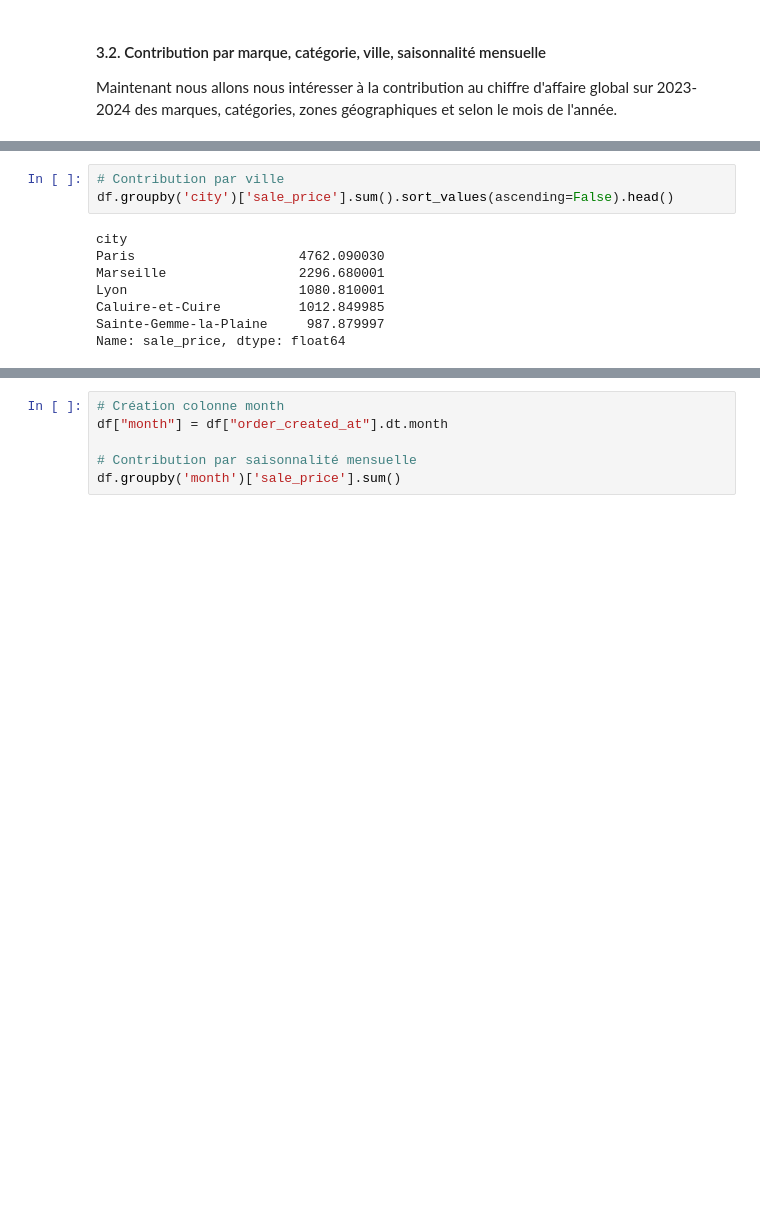
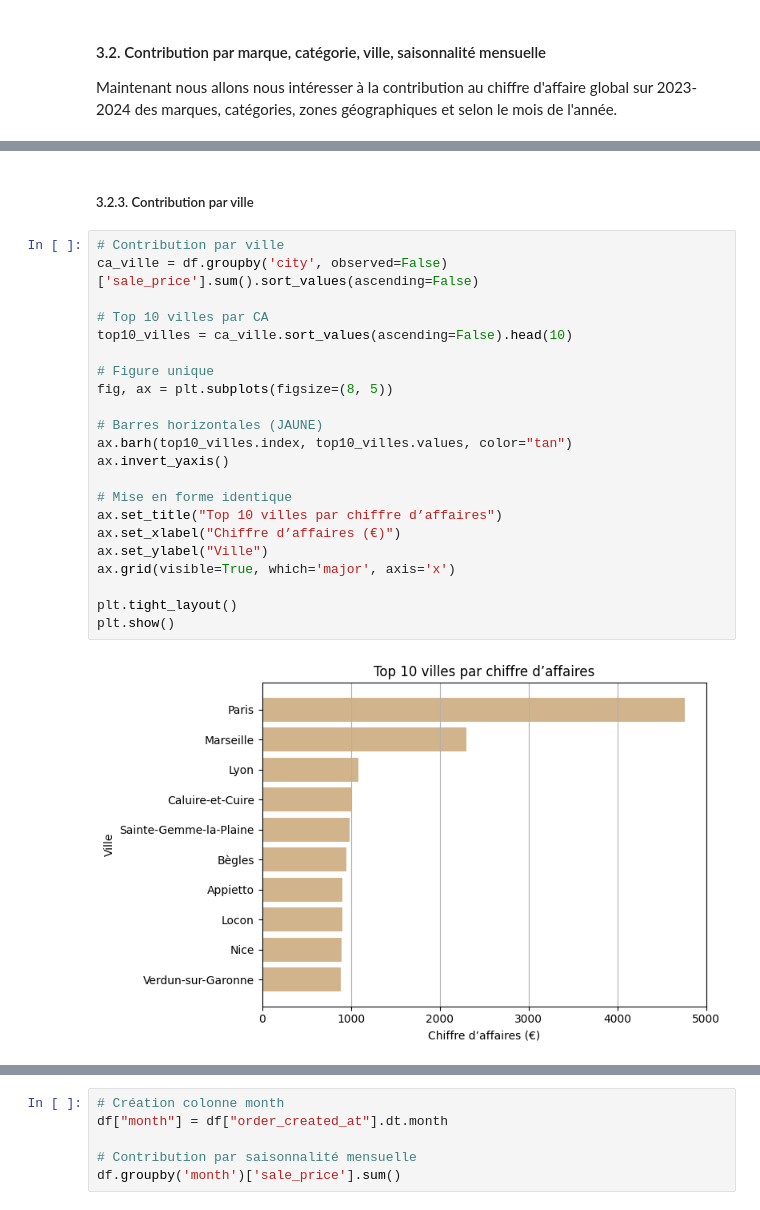
Before and after one commit to Ju3465/Analyse-e-commerce-2023-vs-2024-thelook_ecommerce, a Jupyter notebook: notebooks/eda_thelook_fr_women_2023_2024.ipynb, the cells around one changed output, grey strips where cells are left out. Saved outputs shown, nothing was run; the diff lists cells and outputs as text; blank space fills up the shorter version.

```diff
--- a/notebooks/eda_thelook_fr_women_2023_2024.ipynb
+++ b/notebooks/eda_thelook_fr_women_2023_2024.ipynb
@@ -417,11 +454,26 @@ Name: sale_price, dtype: float64
+# %% [markdown]
+##### 3.2.3. Contribution par ville
 # %%
 # Contribution par ville
-df.groupby('city')['sale_price'].sum().sort_values(ascending=False).head()
+ca_ville = df.groupby('city', observed=False)['sale_price'].sum().sort_values(ascending=False)
+
+# Top 10 villes par CA
+top10_villes = ca_ville.sort_values(ascending=False).head(10)
+
+# Figure unique
+fig, ax = plt.subplots(figsize=(8, 5))
+
+# Barres horizontales (JAUNE)
+ax.barh(top10_villes.index, top10_villes.values, color="tan")
+ax.invert_yaxis()
+
+# Mise en forme identique
+ax.set_title("Top 10 villes par chiffre d’affaires")
+ax.set_xlabel("Chiffre d’affaires (€)")
+ax.set_ylabel("Ville")
+ax.grid(visible=True, which='major', axis='x')
+
+plt.tight_layout()
+plt.show()
 # %% [output]
-city
-Paris                     4762.090030
-Marseille                 2296.680001
-Lyon                      1080.810001
-Caluire-et-Cuire          1012.849985
-Sainte-Gemme-la-Plaine     987.879997
-Name: sale_price, dtype: float64
+[figure, added]
```
Also changed, not shown: parts of 35 cells of this notebook, 1 other file.
